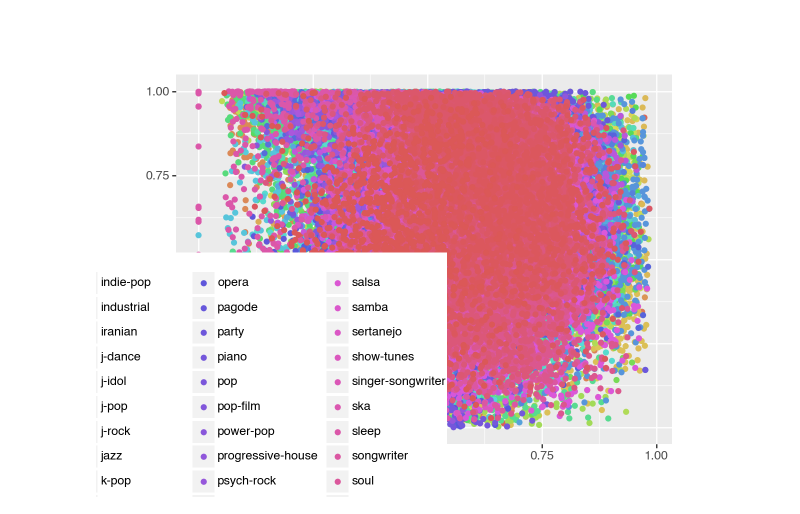
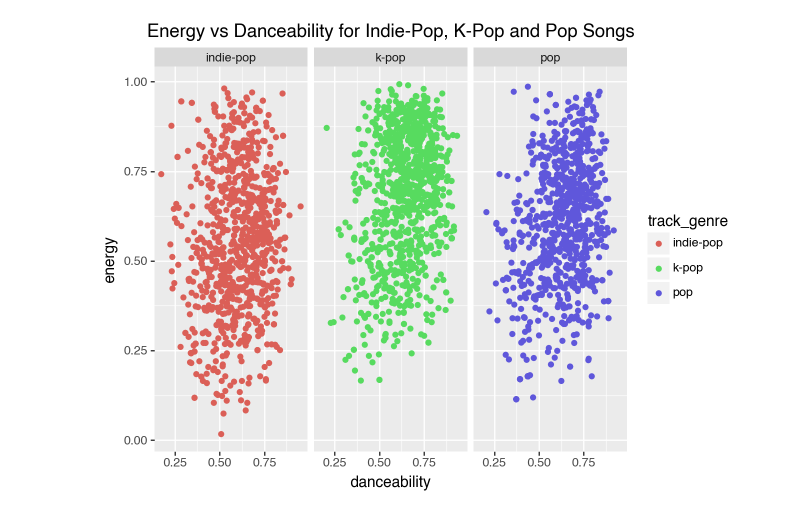
Before and after one commit to LiTsui/Spotify-Song-Recommendation, a Jupyter notebook: notebooks/visualize.ipynb, the cells around one changed output. Drawn from its saved outputs; the diff is of its cells as text; code cells hidden in the pictures.

```diff
--- a/notebooks/visualize.ipynb
+++ b/notebooks/visualize.ipynb
@@ -2,3 +2,5 @@
 from plotnine import *
 import pandas as pd
 songs = pd.read_csv('../data/dataset.csv')
+songs = songs.drop(columns=['Unnamed: 0'])
+songs
@@ -5,4 +21,5 @@ songs = pd.read_csv('../data/dataset.csv')
-# %%
-ggplot(songs, aes(x='danceability', y='energy', color='factor(track_genre)')) + geom_point()
-# %% [output]
-[figure, removed]
+# %%
+music = songs[songs['track_genre'].isin(['k-pop', 'indie-pop', 'pop'])]
+ggplot(music, aes(x='danceability', y='energy', color='track_genre')) + geom_point() + facet_wrap('track_genre') + labs(title='Energy vs Danceability for Indie-Pop, K-Pop and Pop Songs')
+# %% [output]
+[figure, added]
```
Also changed, not shown: parts of 3 cells of this notebook, 3 other files.
